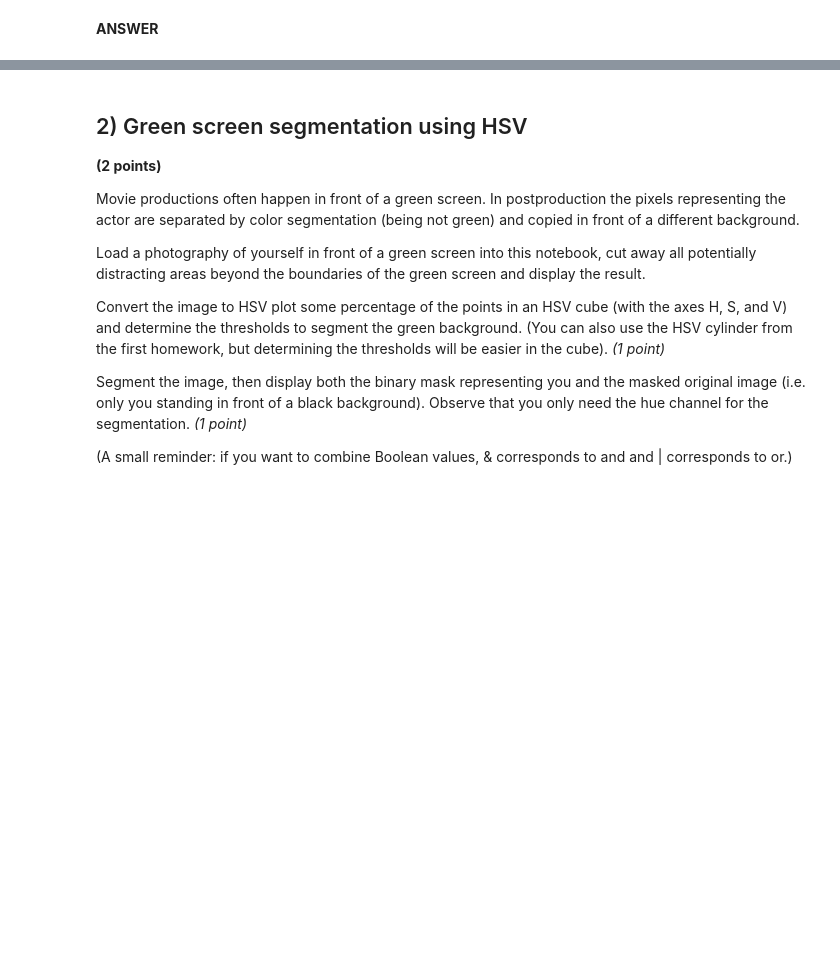
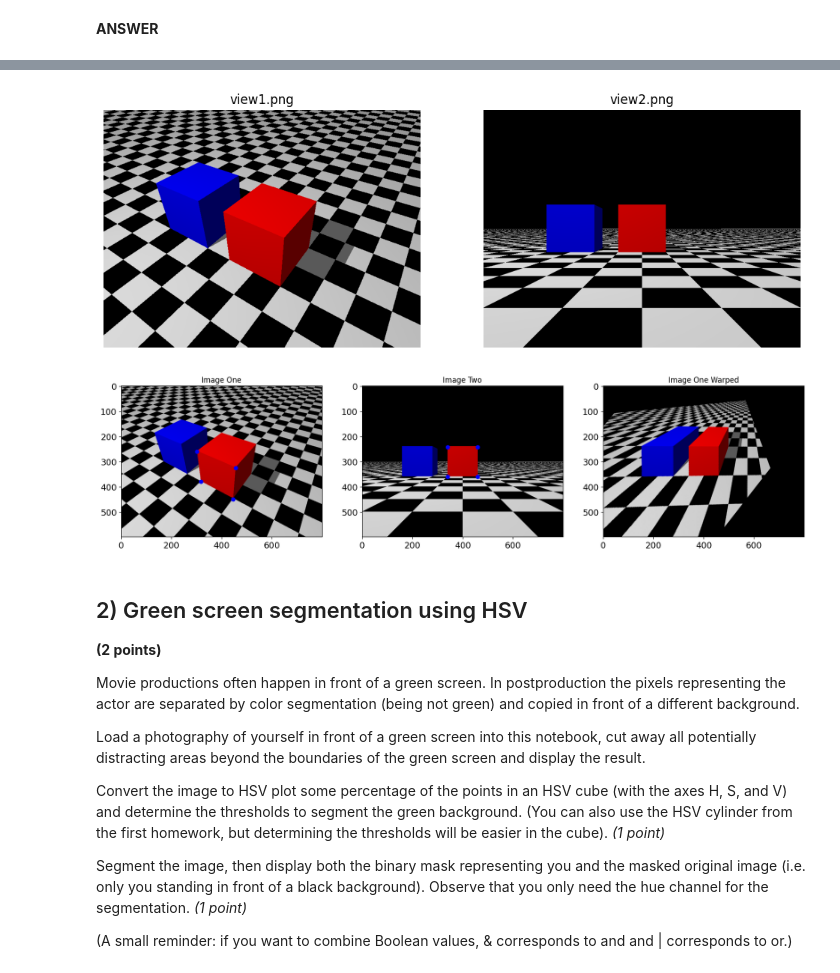
Before and after one commit to Matty-7/CS302-ComputerVision, a Jupyter notebook: CV_HW_3/Homework_3.ipynb, the cells around one changed output, grey strips where cells are left out. Cells and saved outputs as stored; diff of their text form; code cells hidden in the pictures; blank space fills up the shorter version.

```diff
--- a/CV_HW_3/Homework_3.ipynb
+++ b/CV_HW_3/Homework_3.ipynb
@@ -64,3 +32,53 @@ plt.show()
+# %%
+# (a)
+import cv2
+import matplotlib.image as mpimg
+
+img1 = mpimg.imread('view1.png')
+img2 = mpimg.imread('view2.png')
+
+fig, ax = plt.subplots(1, 2, figsize=(12, 6))
+ax[0].imshow(img1)
+ax[0].set_title('view1.png')
+ax[0].axis('off')
+
+ax[1].imshow(img2)
+ax[1].set_title('view2.png')
+ax[1].axis('off')
+
+plt.show()
+
+# Using Fiji to get the pixel coordinates of the points
+pts_img1 = np.array([[302, 260],[456, 325],[317, 380],[446, 450]])
+pts_img2 = np.array([[340, 242],[460, 242],[340, 360],[460, 360]])
+
+# Find homography matrix
+H, _ = cv2.findHomography(pts_img1, pts_img2)
+
+src_temp = cv2.warpPerspective(img1, H, (img2.shape[1], img2.shape[0]))
+
+plt.figure(figsize=(20,15))
+
+plt.subplot(1,3,1)
+plt.imshow(img1)
+plt.plot(pts_img1[:,0], pts_img1[:,1], 'bo')
+plt.axis('on')
+plt.title('Image One')
+
+plt.subplot(1,3,2)
+plt.imshow(img2)
+plt.plot(pts_img2[:,0], pts_img2[:,1], 'bo')
+plt.axis('on')
+plt.title('Image Two')
+
+plt.subplot(1,3,3)
+plt.imshow(src_temp)
+plt.axis('on')
+plt.title('Image One Warped')
+plt.show()
+# %% [output]
+[figure, added]
+[figure, added]
 # %% [markdown]
 ## 2) Green screen segmentation using HSV
 **(2 points)**
```
Also changed, not shown: parts of 6 cells of this notebook, 4 other files.
